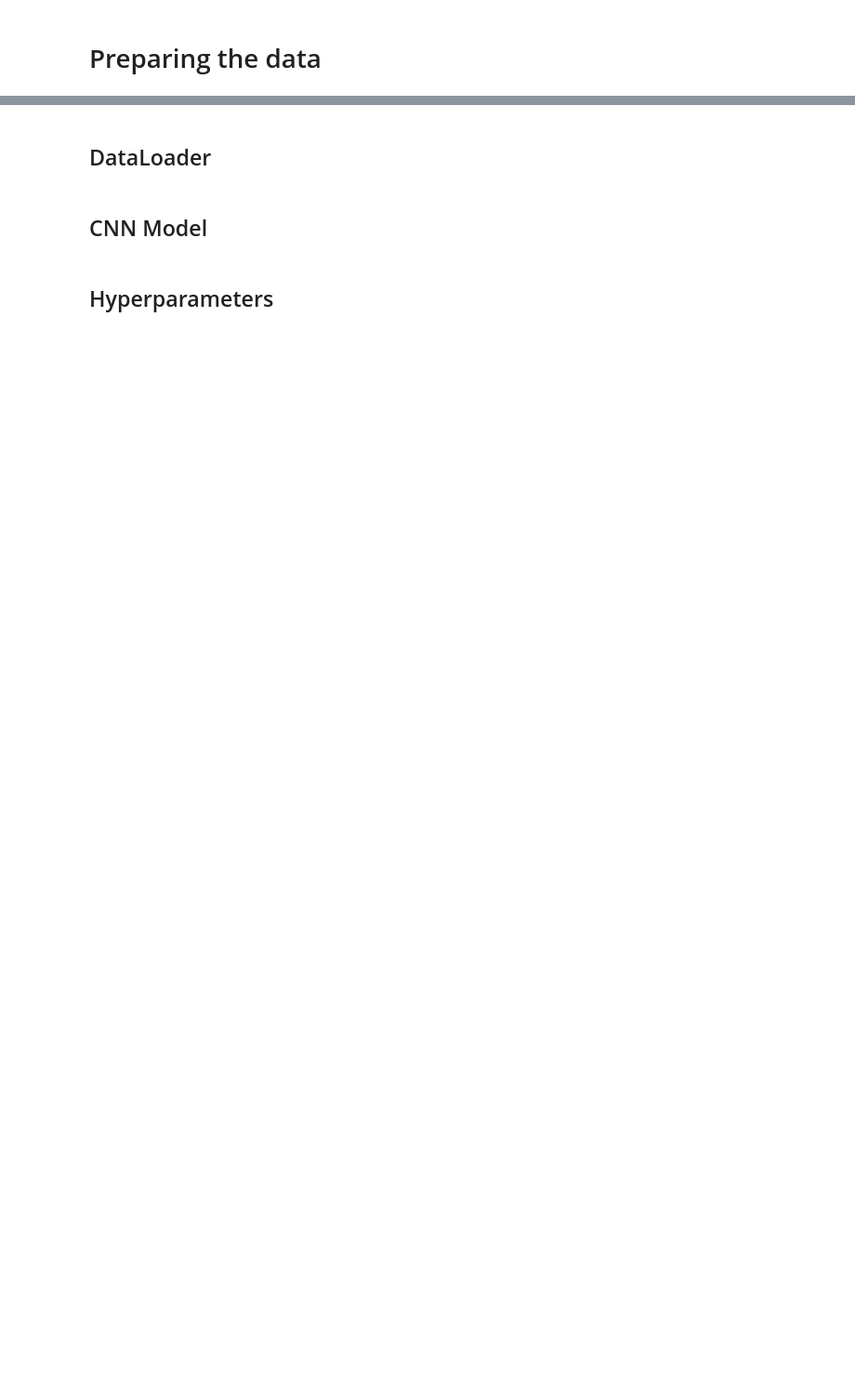
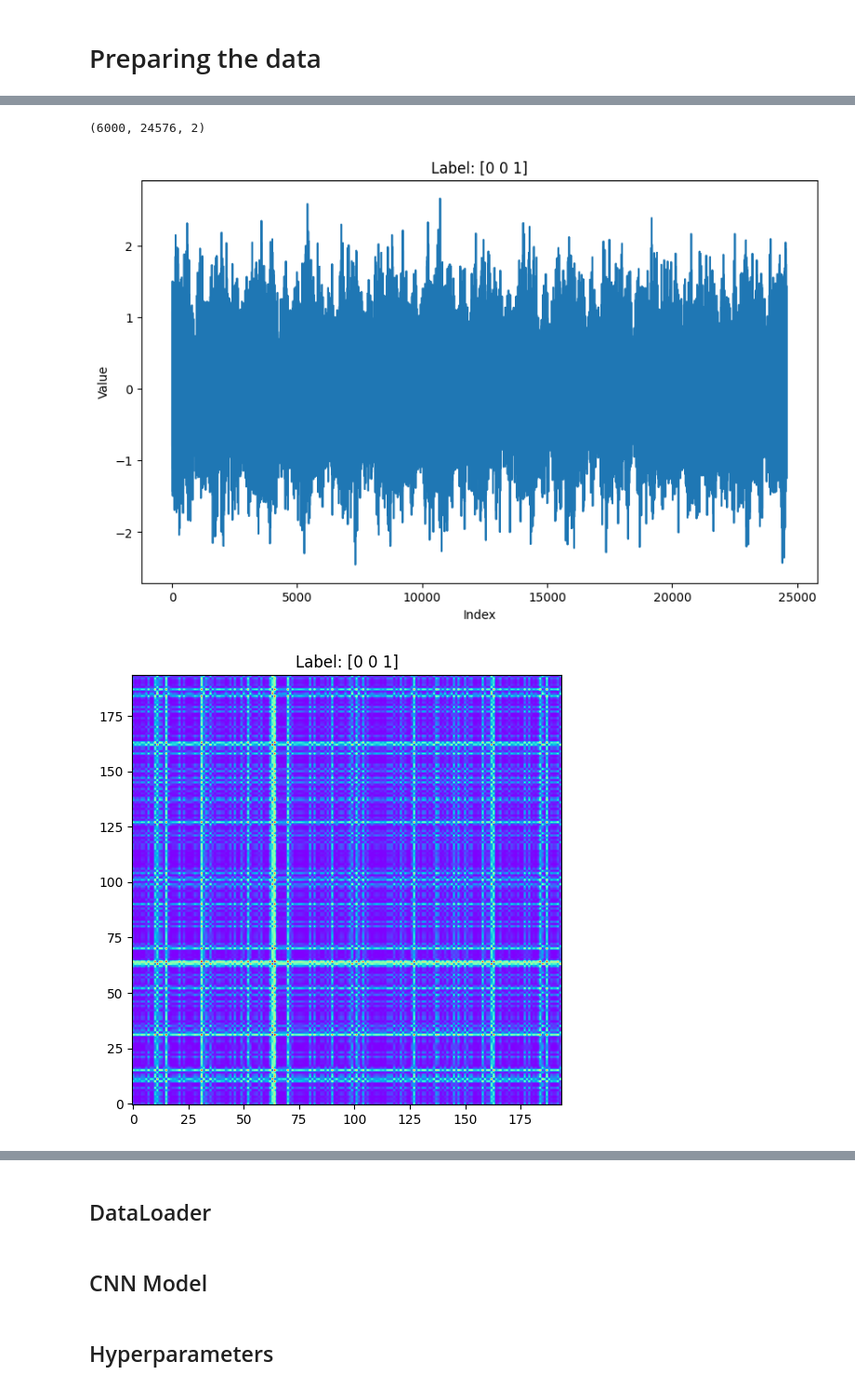
Before and after one commit to GWGASF/gwgasf, a Jupyter notebook: src/GASF Multiclass Classifier.ipynb, the cells around one changed output, grey strips where cells are left out. Shown at 93% size. Drawn from its saved outputs; the diff is of its cells as text; code cells hidden in the pictures; blank space fills up the shorter version.

```diff
--- a/src/GASF Multiclass Classifier.ipynb
+++ b/src/GASF Multiclass Classifier.ipynb
@@ -185,0 +136,21 @@ plt.show()
+# %%
+## Stacking the arrays for the H1 and L1 detectors
+
+bbh_signals = np.dstack((H1_bbh, L1_bbh))
+bg_signals = np.dstack((H1_bg, L1_bg))
+glitch_signals = np.dstack((H1_glitch, L1_glitch))
+# hfsg_signals = np.dstack((H1_hfsg, L1_hfsg))
+# lfsg_signals = np.dstack((H1_lfsg, L1_lfsg))
+
+del H1_bbh, L1_bbh, H1_bg, L1_bg, H1_glitch, L1_glitch
+
+# variables = [bbh_signals, bg_signals, glitch_signals, hfsg_signals, lfsg_signals]
+# names = ['BBH Signals', 'BG Signals', 'Glitch Signals', 'HFSG Signals', 'LFSG Signals']
+
+# for name, var in zip(names, variables):
+#     print(f"{name} Shape: {var.shape}")
+
+x_train = np.concatenate((glitch_signals, bbh_signals, bg_signals))
+x_train.shape
+# %% [output]
+(6000, 24576, 2)
@@ -185,0 +190,56 @@ plt.show()
+# %%
+# Glitch Plot
+
+y_train_label = str(y_train[0])
+# Create a new figure for the glitch plot
+plt.figure(figsize=(10, 6))
+plt.plot(x_train[idx_train, :, 0][0])  # Adjusted the indexing based on typical data structure
+plt.title(f'Label: {y_train_label}')
+plt.xlabel('Index')
+plt.ylabel('Value')
+plt.show()
+
+# Create a new figure for the glitch GASF plot
+plt.figure(figsize=(10, 6))
+plt.imshow(img_x_train[:,0,:,:][0], cmap='rainbow', origin='lower')
+plt.title(f'Label: {y_train_label}')
+plt.show()
+
+
+# Signal Plot
+
+y_train_label = str(y_train[548])
+# Create a new figure for the signal plot
+plt.figure(figsize=(10, 6))
+plt.plot(x_train[idx_train,:,0][548])
+plt.title(f'Label: {y_train_label}')
+plt.xlabel('Index')
+plt.ylabel('Value')
+plt.show()
+
+# Create a new figure for the signal GASF plot
+plt.figure(figsize=(10, 6))
+plt.imshow(img_x_train[:,0,:,:][548], cmap='rainbow', origin='lower')
+plt.title(f'Label: {y_train_label}')
+plt.show()
+
+
+# Background Plot
+
+y_train_label = str(y_train[55])
+# Create a new figure for the Background plot
+plt.figure(figsize=(10, 6))
+plt.plot(x_train[idx_train,:,0][55])
+plt.title(f'Label: {y_train_label}')
+plt.xlabel('Index')
+plt.ylabel('Value')
+plt.show()
+
+# Create a new figure for the Background GASF plot
+plt.figure(figsize=(10, 6))
+plt.imshow(img_x_train[:,0,:,:][55], cmap='rainbow', origin='lower')
+plt.title(f'Label: {y_train_label}')
+plt.show()
+# %% [output]
+[figure, added]
+[figure, added]
```
Also changed, not shown: parts of 30 cells of this notebook, 4 other files.
